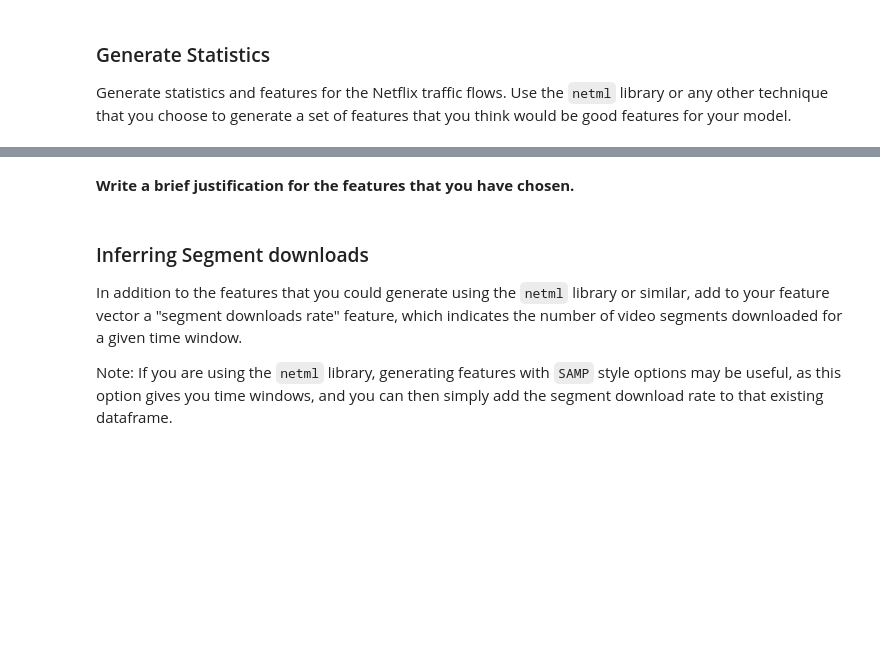
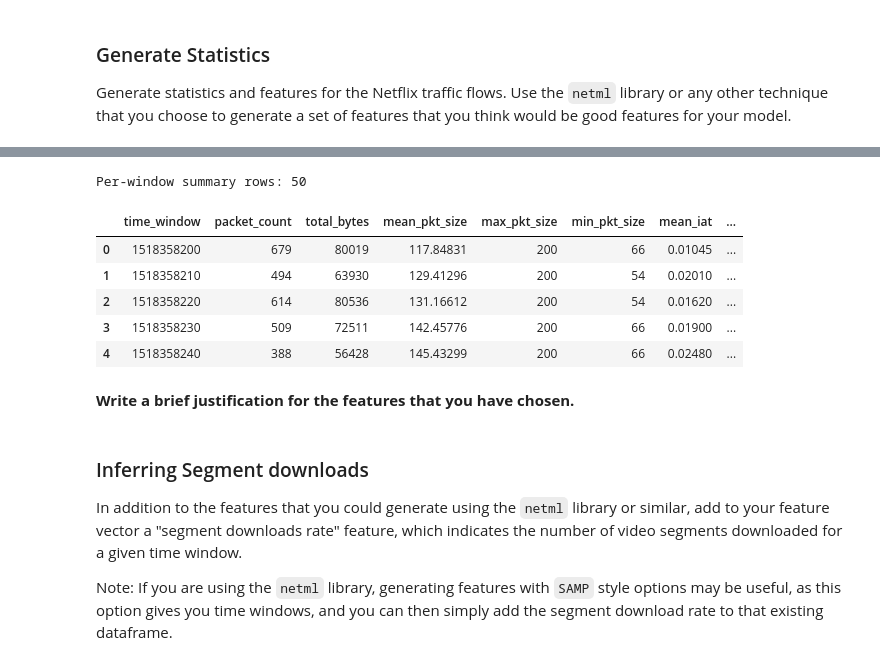
Before and after one commit to noise-course/video-quality-of-experience-hcarpenter4, a Jupyter notebook: 1-Video-Quality-Inference.ipynb, the cells around one changed output, grey strips where cells are left out. Cells and saved outputs as stored; diff of their text form; code cells hidden in the pictures; blank space fills up the shorter version.

Commit message:
feature windows done

```diff
--- a/1-Video-Quality-Inference.ipynb
+++ b/1-Video-Quality-Inference.ipynb
@@ -161,3 +121,48 @@ dtype: float64
+# %%
+import numpy as np
+# filter for tcp, udp traffic only
+# group by 10 second windows -
+# num packets, total bytes, mean packet size, IAT,
+# max min packet size, num unique dst ips
+
+df = nflx_pkts.copy()
+df = df[df["protocol"].fillna("").str.lower().isin(["tcp", "udp"])].reset_index(drop=True)
+
+# ensure timestamp and length numeric
+df["timestamp"] = df["timestamp"].astype(float)
+df["length"] = df["length"].astype(int)
+
+# compute 10-second time window (align to multiples of 10)
+df["time_window"] = (np.floor(df["timestamp"] / 10) * 10).astype(int)
+
+# compute inter-arrival time within each time window
+df["iat_within_window"] = df.groupby("time_window")["timestamp"].diff()
+
+# aggregate per time window
+nflx_windows = df.groupby("time_window").agg(
+    packet_count=("length", "size"),
+    total_bytes=("length", "sum"),
+    mean_pkt_size=("length", "mean"),
+    max_pkt_size=("length", "max"),
+    min_pkt_size=("length", "min"),
+    mean_iat=("iat_within_window", "mean"),
+    unique_dst_ips=("dst_ip", "nunique"),
+).reset_index()
+
+# merge aggregated features back into nflx_pkts
+nflx_pkts = df.merge(nflx_windows, on="time_window", how="left")
+
+# show result
+print("Per-window summary rows:", len(nflx_windows))
+display(nflx_windows.head())
+# %% [output]
+Per-window summary rows: 50
+|  | time_window | packet_count | total_bytes | mean_pkt_size | max_pkt_size | min_pkt_size | mean_iat | ... |
+| 0 | 1518358200 | 679 | 80019 | 117.84831 | 200 | 66 | 0.01045 | ... |
+| 1 | 1518358210 | 494 | 63930 | 129.41296 | 200 | 54 | 0.02010 | ... |
+| 2 | 1518358220 | 614 | 80536 | 131.16612 | 200 | 54 | 0.01620 | ... |
+| 3 | 1518358230 | 509 | 72511 | 142.45776 | 200 | 66 | 0.01900 | ... |
+| 4 | 1518358240 | 388 | 56428 | 145.43299 | 200 | 66 | 0.02480 | ... |
 # %% [markdown]
 **Write a brief justification for the features that you have chosen.**
 # %% [markdown]
```
Also changed, not shown: parts of 8 cells of this notebook.
